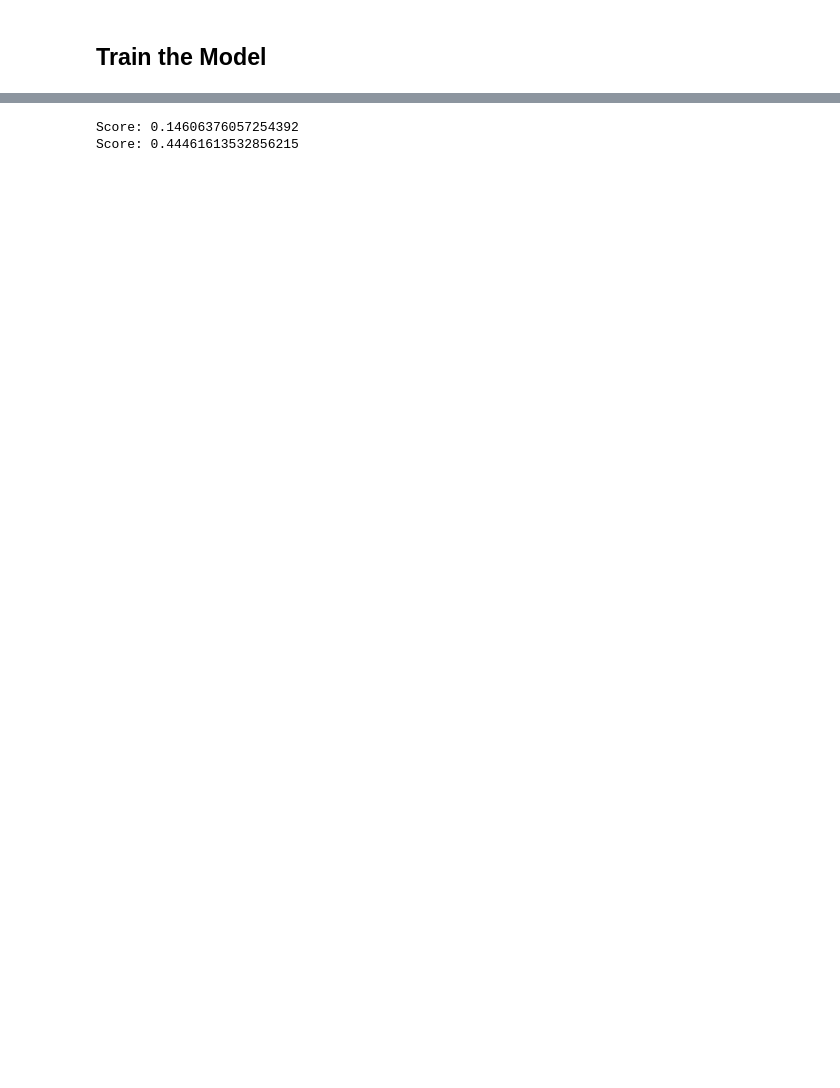
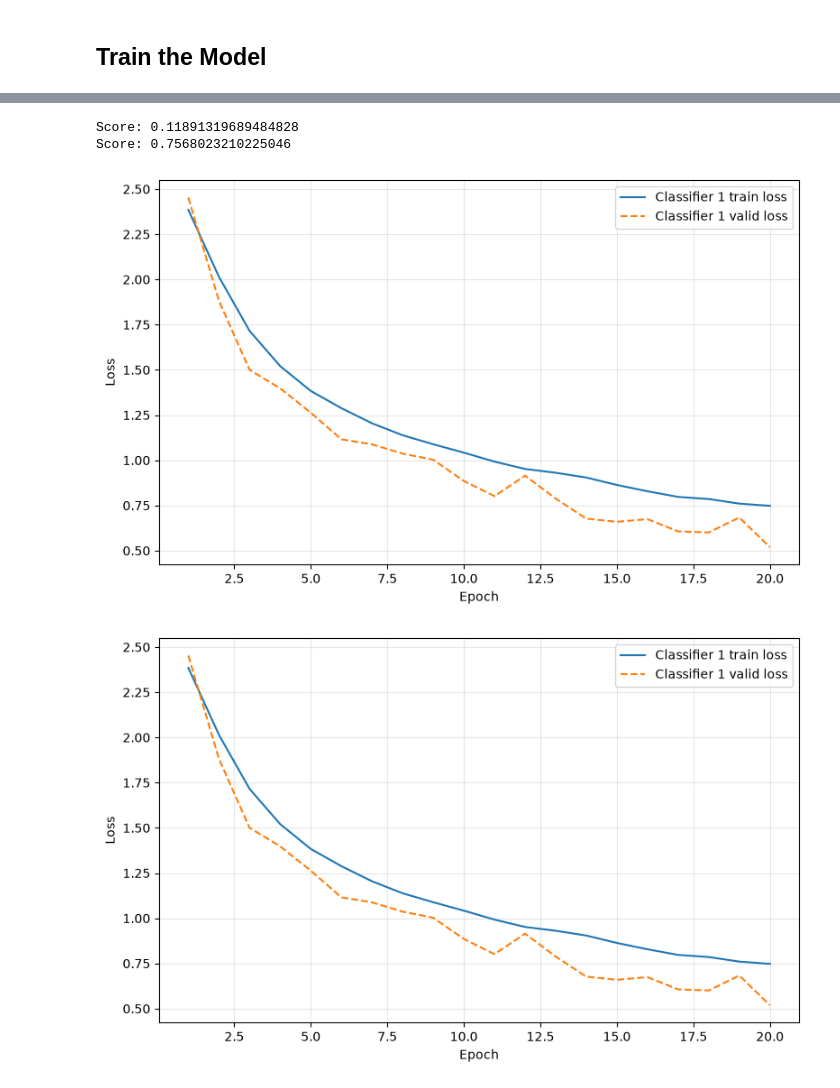
Before and after one commit to aureateAnatidae/2026-capstone, a Jupyter notebook: MUSIN-G.ipynb, the cells around one changed output, grey strips where cells are left out. Drawn from its saved outputs; the diff is of its cells as text; code cells hidden in the pictures; blank space fills up the shorter version.

Commit message:
train the model, save its state dict

```diff
--- a/MUSIN-G.ipynb
+++ b/MUSIN-G.ipynb
@@ -97,7 +98,7 @@ def LoadMUSIN_G(
                         "song_num": song_num,
                         "song_name": SONG_NAMES[song_num],
                         "wav_path": song_file,
-                        "audio": audio,
+                        # "audio": audio,
                         "audio_rate": audio_rate,
                         "bids_path": path,
                         "raw": raw,
@@ -106,7 +107,7 @@ def LoadMUSIN_G(
 
     return pd.DataFrame(rows)
 # %%
-df = LoadMUSIN_G(subject_slice = slice(0, 5))
+df = LoadMUSIN_G()
 # %% [output]
 Subject: 001
 Session: 01
@@ -224,18 +271,39 @@ eegnet_model = EEGNet(
 )
 # %%
 from braindecode import EEGClassifier
-from skorch.dataset import ValidSplit
+from skorch.helper import predefined_split
+from skorch.dataset import ValidSplit, Dataset
+from skorch.callbacks import LRScheduler
 
 cuda = torch.cuda.is_available()
 device = "cuda" if cuda else "cpu"
 if cuda:
     torch.backends.cudnn.benchmark = True
 
+max_epochs = 60
+batch_size = 64
+
+lr = 0.001
+weight_decay = 0
+
 clf = EEGClassifier(
     eegnet_model,
     criterion=torch.nn.CrossEntropyLoss,
     optimizer=torch.optim.AdamW,
+    # train_split=predefined_split(Dataset(Xvalid, yvalid_enc)),
     train_split=ValidSplit(0.2, random_state=SEED),
+    optimizer__lr=lr,
+    optimizer__weight_decay=weight_decay,
+    batch_size=batch_size,
+    max_epochs=max_epochs,
+        callbacks=[
+        (
+            "lr_scheduler",
+            LRScheduler(
+                "CosineAnnealingLR", monitor="valid_loss", T_max=max_epochs-1
+            ),
+        ),
+    ],
     device=device,
     classes=[SONG_NAMES[i] for i in range(1, 13)]
 )
@@ -281,5 +354,5 @@ print("Score:", score)
 score = accuracy_score(ytrain_enc, clf.predict(Xtrain))
 print("Score:", score)
 # %% [output]
-Score: 0.14606376057254392
-Score: 0.44461613532856215
+Score: 0.11891319689484828
+Score: 0.7568023210225046
@@ -285,0 +421,5 @@ Score: 0.44461613532856215
+# %%
+plot_loss_curve(clf)
+# %% [output]
+[figure, added]
+[figure, added]
```
Also changed, not shown: parts of 13 cells of this notebook, 1 other file.
